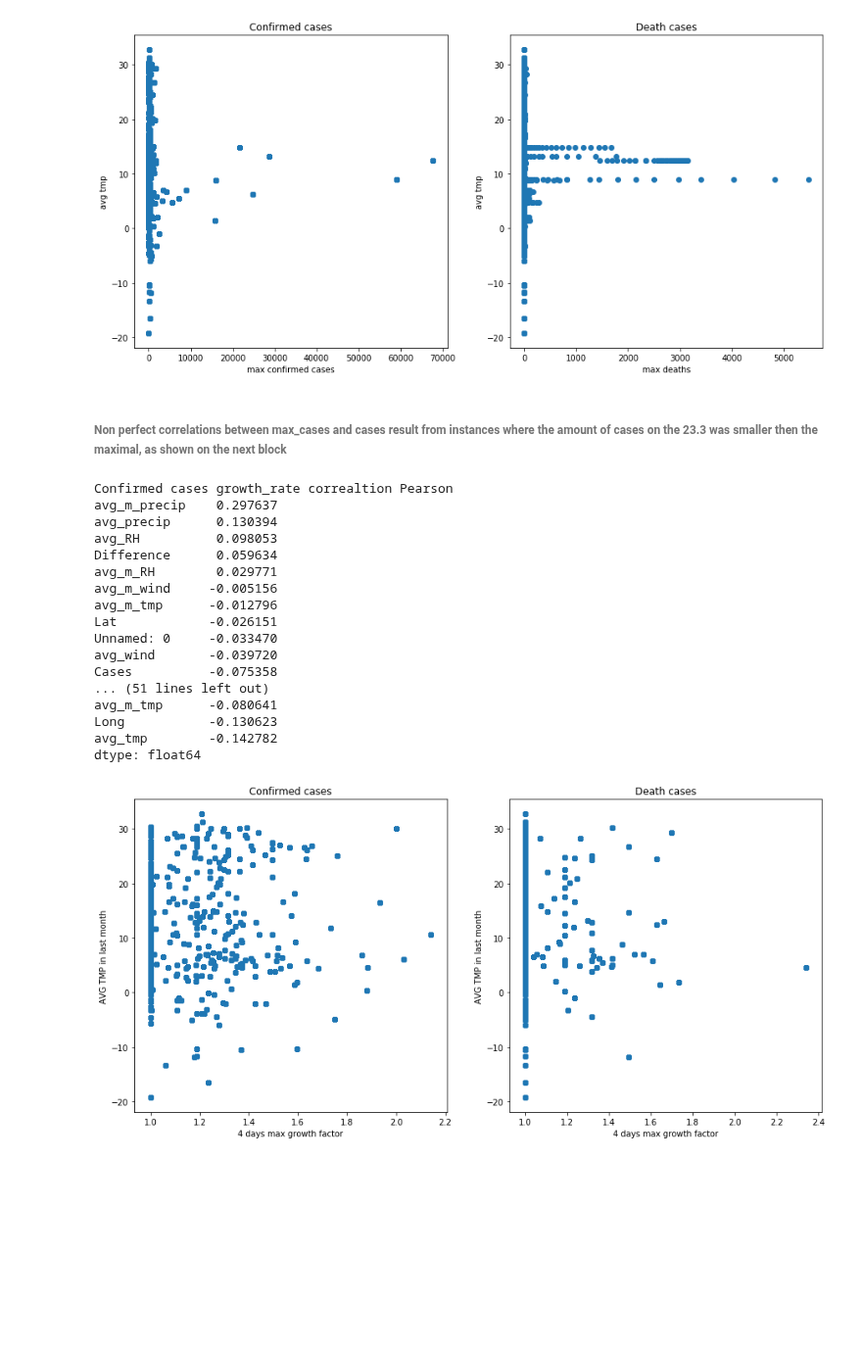
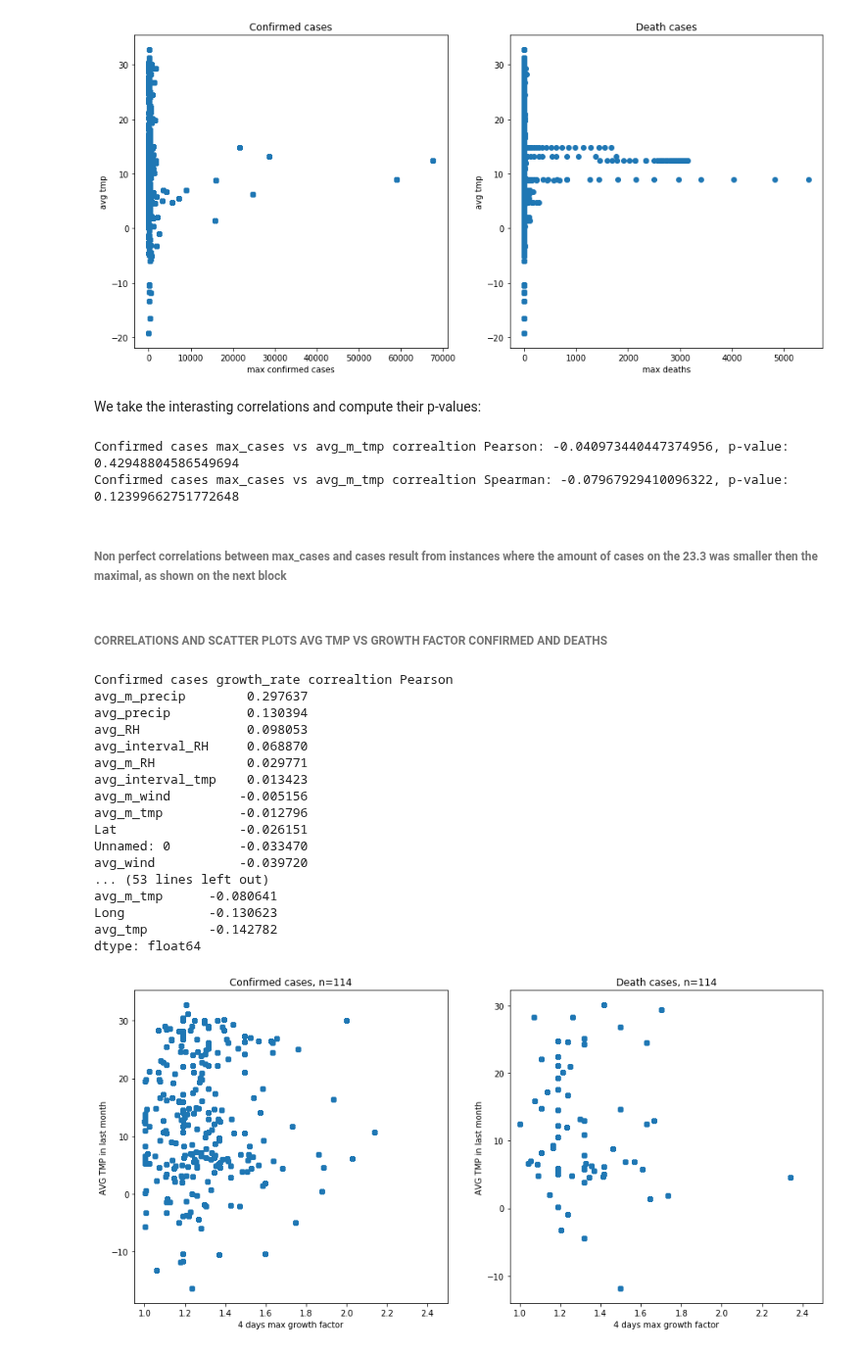
Before and after one commit to hopl1t/covid19, a Jupyter notebook: notebooks/data_analysis.ipynb, the cells around one changed output. Shown at 98% size. Saved outputs shown, nothing was run; the diff lists cells and outputs as text; code cells hidden in the pictures; blank space fills up the shorter version.

```diff
--- a/notebooks/data_analysis.ipynb
+++ b/notebooks/data_analysis.ipynb
@@ -108,6 +86,17 @@ avg_precip      -0.174165
 avg_m_precip    -0.374755
 dtype: float64
 [figure]
+# %% [markdown]
+We take the interasting correlations and compute their p-values:
+# %%
+corr_ = stats.pearsonr(confs['max_cases'], confs['avg_m_tmp'])
+print('Confirmed cases max_cases vs avg_m_tmp correaltion Pearson: {0}, p-value: {1}'.format(corr_[0], corr_[1]))
+
+corr_ = stats.spearmanr(confs['max_cases'], confs['avg_m_tmp'])
+print('Confirmed cases max_cases vs avg_m_tmp correaltion Spearman: {0}, p-value: {1}'.format(corr_[0], corr_[1]))
+# %% [output]
+Confirmed cases max_cases vs avg_m_tmp correaltion Pearson: -0.040973440447374956, p-value: 0.42948804586549694
+Confirmed cases max_cases vs avg_m_tmp correaltion Spearman: -0.07967929410096322, p-value: 0.12399662751772648
 # %% [markdown]
 ###### Non perfect correlations between max_cases and cases result from instances where the amount of cases on the 23.3 was smaller then the maximal, as shown on the next block
 # %%
@@ -117,11 +106,9 @@ test_corrs = test.corr().unstack().sort_values(kind="quicksort", ascending=False
 _ = test_corrs.drop_duplicates()
 print('\nDeath cases max_cases correaltion Pearson')
 print(test_corrs['max_cases'])
+# %% [markdown]
+###### CORRELATIONS AND SCATTER PLOTS AVG TMP VS GROWTH FACTOR CONFIRMED AND DEATHS #
 # %%
-################################################################################
-# CORRELATIONS AND SCATTER PLOTS AVG TMP VS GROWTH FACTOR CONFIRMED AND DEATHS #
-################################################################################
-
 TMP_RATE = 1
 confs = conf_data[conf_data['Date'] == '3/22/2020'][conf_data['Cases'].astype(int) > 0]
 deaths = death_data[death_data['Date'] == '3/22/2020'][death_data['max_cases'].astype(int) > 0]
@@ -138,49 +125,53 @@ conf_corrs_s = confs.corr('spearman').unstack().sort_values(kind="quicksort", as
 conf_corrs_s = conf_corrs_s[conf_corrs_s != 1]
 _ = conf_corrs_s.drop_duplicates()
 print('\nConfirmed cases growth_rate correaltion Spearman')
 print(conf_corrs_s['growth_factor'])
 
 death_corrs_p = deaths.corr().unstack().sort_values(kind="quicksort", ascending=False)
 death_corrs_p = death_corrs_p[death_corrs_p != 1]
 _ = death_corrs_p.drop_duplicates()
 print('\nDeath cases growth_rate correaltion Pearson')
 print(death_corrs_p['growth_factor'])
 
 death_corrs_s = deaths.corr('spearman').unstack().sort_values(kind="quicksort", ascending=False)
 death_corrs_s = death_corrs_s[death_corrs_s != 1]
 _ = death_corrs_s.drop_duplicates()
 print('\nDeath cases growth_rate correaltion Spearman')
 print(death_corrs_s['growth_factor'])
 
 fig, axes = plt.subplots(1, 2, figsize=(15, 7))
-_ = axes[0].scatter(conf_data[conf_data['growth_factor'].astype(int) > 0]['growth_factor'],\
-                    conf_data[conf_data['growth_factor'].astype(int) > 0]['avg_m_tmp'])
+_ = axes[0].scatter(conf_data[conf_data['growth_factor'].astype(float) > 1.0]['growth_factor'],\
+                    conf_data[conf_data['growth_factor'].astype(float) > 1.0]['avg_m_tmp'])
 
-_ = axes[1].scatter(death_data[death_data['growth_factor'].astype(int) > 0]['growth_factor'],\
-                    death_data[death_data['growth_factor'].astype(int) > 0]['avg_m_tmp'])
+_ = axes[1].scatter(death_data[death_data['growth_factor'].astype(float) > 1.0]['growth_factor'],\
+                    death_data[death_data['growth_factor'].astype(float) > 1.0]['avg_m_tmp'])
 
+n = len(conf_data[conf_data['growth_factor'].astype(int) > 1])
+
+_ = axes[0].set_xlim(0.95, 2.5)
+_ = axes[1].set_xlim(0.95, 2.5)
 _ = axes[0].set_xlabel('4 days max growth factor')
 _ = axes[0].set_ylabel('AVG TMP in last month')
-_ = axes[0].set_title('Confirmed cases')
+_ = axes[0].set_title('Confirmed cases, n={0}'.format(n))
 _ = axes[1].set_xlabel('4 days max growth factor')
 _ = axes[1].set_ylabel('AVG TMP in last month')
-_ = axes[1].set_title('Death cases')
+_ = axes[1].set_title('Death cases, n={0}'.format(n))
 # %% [output]
 Confirmed cases growth_rate correaltion Pearson
-avg_m_precip    0.297637
-avg_precip      0.130394
-avg_RH          0.098053
-Difference      0.059634
-avg_m_RH        0.029771
-avg_m_wind     -0.005156
-avg_m_tmp      -0.012796
-Lat            -0.026151
-Unnamed: 0     -0.033470
-avg_wind       -0.039720
-Cases          -0.075358
-... (51 lines left out)
+avg_m_precip        0.297637
+avg_precip          0.130394
+avg_RH              0.098053
+avg_interval_RH     0.068870
+avg_m_RH            0.029771
+avg_interval_tmp    0.013423
+avg_m_wind         -0.005156
+avg_m_tmp          -0.012796
+Lat                -0.026151
+Unnamed: 0         -0.033470
+avg_wind           -0.039720
+... (53 lines left out)
 avg_m_tmp      -0.080641
 Long           -0.130623
 avg_tmp        -0.142782
 dtype: float64
-[figure, old version]
+[figure, new version]
```
Also changed, not shown: parts of 8 cells of this notebook, 5 other files.
